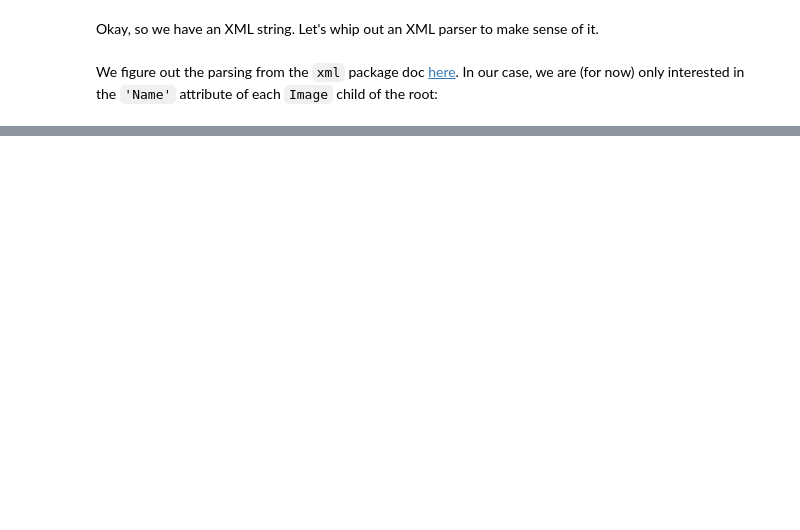
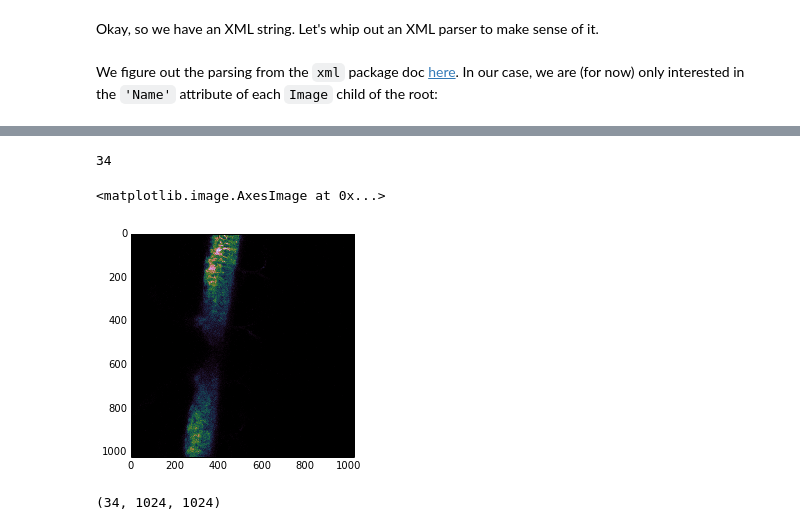
Before and after one commit to jni/notebooks, a Jupyter notebook: python-bioformats test run.ipynb, the cells around one changed output, grey strips where cells are left out. Cells and saved outputs as stored; diff of their text form; code cells hidden in the pictures; blank space fills up the shorter version.

```diff
--- a/python-bioformats test run.ipynb
+++ b/python-bioformats test run.ipynb
@@ -77,0 +118,19 @@ for name, size in zip(image_names, sizes_tzyxc):
+# %%
+len(np.arange(0, 17, 0.5))
+# %% [output]
+34
+# %%
+idx0 = 49
+size0 = sizes_tzyxc[idx0]
+nt, nz = size0[:2]
+image5d0 = np.zeros(size0, np.uint8)
+reader.setSeries(idx0)
+for t in range(nt):
+    for z in range(nz):
+        image5d0[t, z] = rdr.read(z=z, t=t, series=idx0, rescale=False)
+# %%
+import vis
+vis.cshow(image5d0[..., 0]) # success!
+# %% [output]
+<matplotlib.image.AxesImage at 0x...>
+[figure, added]
@@ -77,0 +141,5 @@ for name, size in zip(image_names, sizes_tzyxc):
+# %%
+squished = squished[..., 0]
+squished.shape
+# %% [output]
+(34, 1024, 1024)
```
Also changed, not shown: parts of 35 cells of this notebook.
